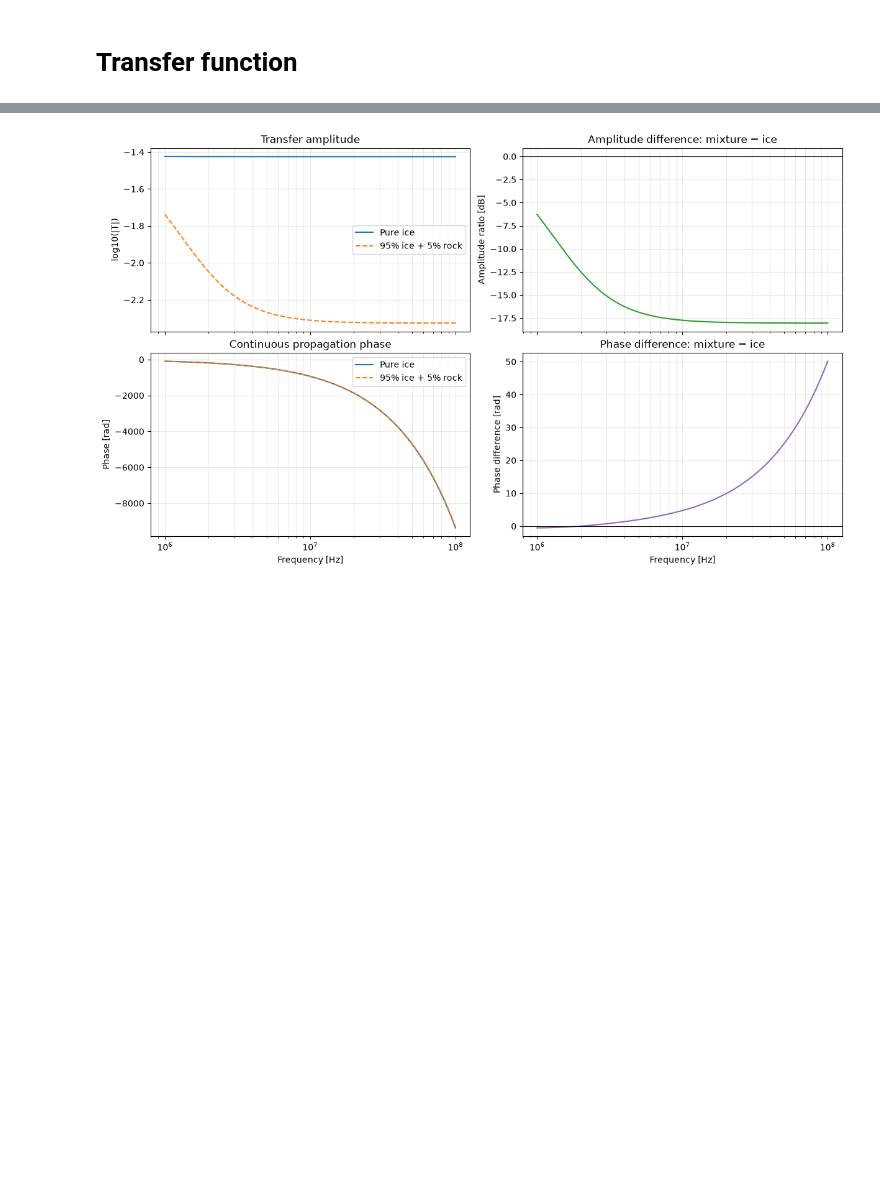
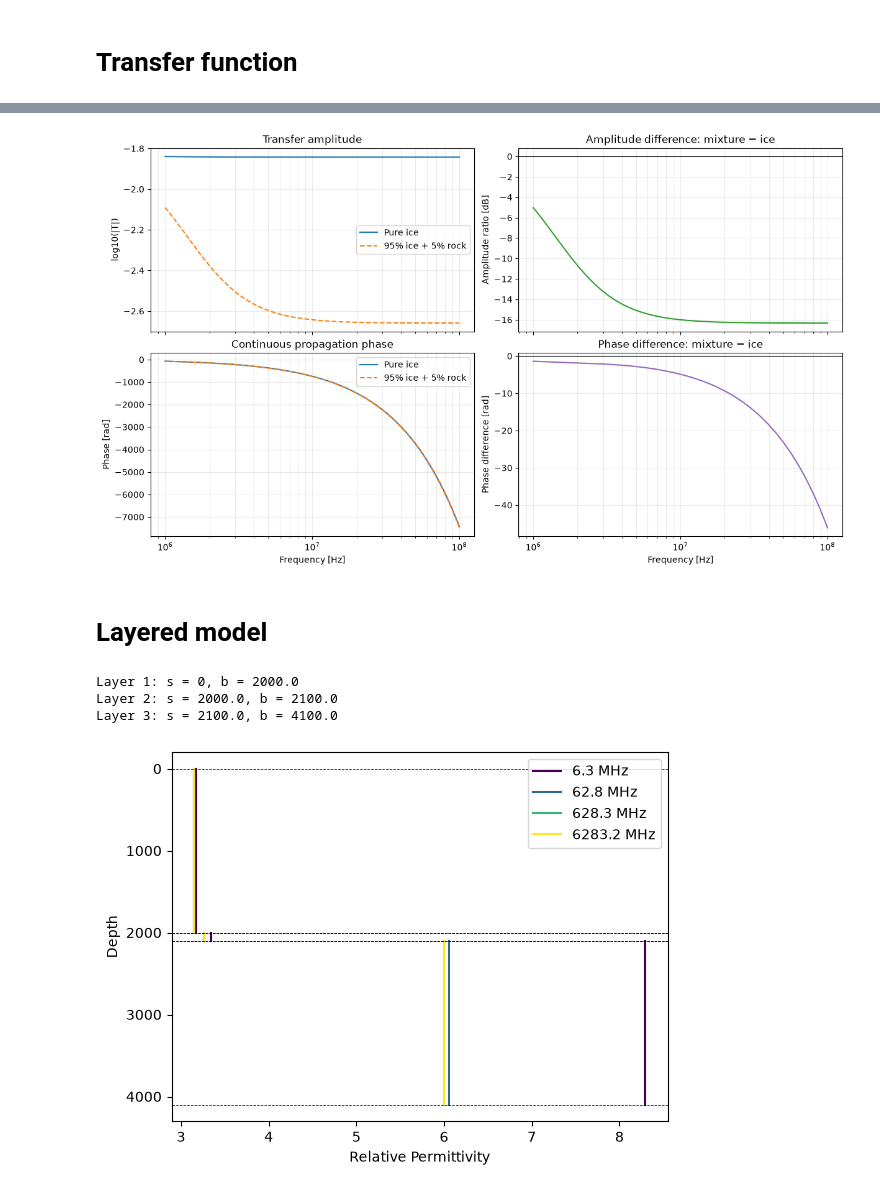
Before and after one commit to alastairyang/spectral-response, a Jupyter notebook: notebook/spectral-ratio.ipynb, the cells around one changed output, grey strips where cells are left out. Saved outputs shown, nothing was run; the diff lists cells and outputs as text; code cells hidden in the pictures; blank space fills up the shorter version.

```diff
--- a/notebook/spectral-ratio.ipynb
+++ b/notebook/spectral-ratio.ipynb
@@ -119,7 +120,6 @@ mixture_wave = PlaneWave(
     H=H,
     mu=mu,
     sigma=0.0,  # Both constituent conductivities are already included.
-    eps_0=eps_0,
     model=mixing_model.maxwell_garnett,
 )
 
@@ -127,8 +127,8 @@ mixture_wave = PlaneWave(
 gamma_ice = plane_wave.gamma(omega_range)
 gamma_mix = mixture_wave.gamma(omega_range)
 
-transfer_ice = plane_wave.bed_transfer(omega_range)
-transfer_mix = mixture_wave.bed_transfer(omega_range)
+# transfer_ice = plane_wave.bed_amplitude(omega_range)
+# transfer_mix = mixture_wave.bed_amplitude(omega_range)
 
 # Calculate logarithmic amplitude directly to avoid underflow.
 log_amp_ice = -gamma_ice.real * H / np.log(10)
@@ -180,4 +180,6 @@ for ax in axes[1, :]:
 plt.savefig('../fig/pureice_vs_mixture.png')
 plt.show()
 # %% [output]
-[figure, old version]
+[figure, new version]
+# %% [markdown]
+# Layered model
@@ -183,0 +239,31 @@ plt.show()
+# %%
+clean_ice = PlaneWave(
+    H = H,
+    s = 0,
+    mu = mu,
+    sigma = 1e-4,
+    model = clean_ice_fn
+)
+dirty_ice = PlaneWave(
+    H = 100,
+    s = clean_ice.b,
+    mu=mu,
+    sigma=0.0,
+    model=mixing_model.maxwell_garnett,
+)
+bed = PlaneWave(
+    H = H,
+    s = dirty_ice.b,
+    mu = mu,
+    sigma = sigma,
+    model = bedrock_fn
+)
+waves = [clean_ice, dirty_ice, bed]
+layered_column = LayeredColumn(waves)
+layered_column.show_geometry()
+layered_column.show_permittivity(omega_plot)
+# %% [output]
+Layer 1: s = 0, b = 2000.0
+Layer 2: s = 2000.0, b = 2100.0
+Layer 3: s = 2100.0, b = 4100.0
+[figure, added]
```
Also changed, not shown: parts of 4 cells of this notebook, 6 other files.
